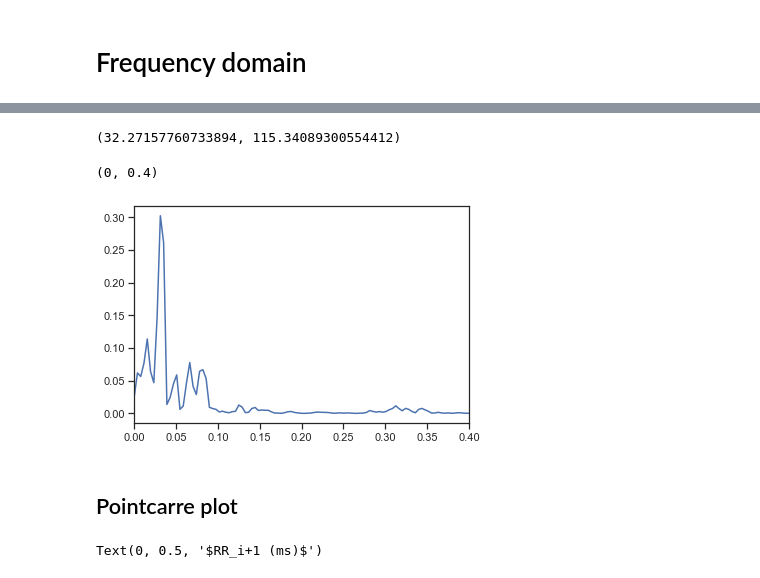
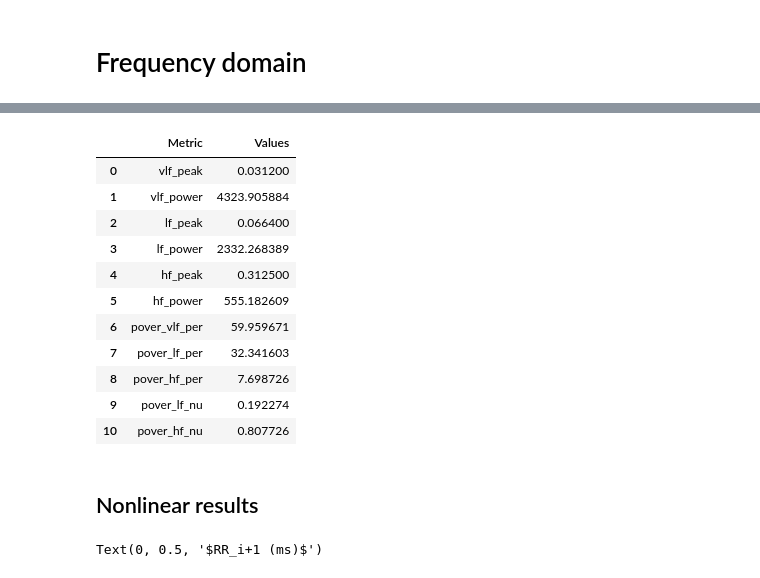
Before and after one commit to embodied-computation-group/systole, a Jupyter notebook: notebooks/HRV.ipynb, the cells around one changed output, grey strips where cells are left out. Saved outputs shown, nothing was run; the diff lists cells and outputs as text; code cells hidden in the pictures.

```diff
--- a/notebooks/HRV.ipynb
+++ b/notebooks/HRV.ipynb
@@ -78,20 +52,20 @@ plt.plot(x)
-# %%
-diff_rri = np.diff(df.rr.values)
-sd1 = np.sqrt(np.std(diff_rri, ddof=1) ** 2 * 0.5)
-sd2 = np.sqrt(2 * np.std(df.rr.values, ddof=1) ** 2 - 0.5 * np.std(diff_rri,
-                                                          ddof=1) ** 2)
-sd1, sd2
-# %% [output]
-(32.27157760733894, 115.34089300554412)
-# %%
-import matplotlib.pyplot as plt
-plt.plot(freq, psd)
-plt.xlim(0, 0.4)
-# %% [output]
-(0, 0.4)
-[figure, removed]
-# %% [markdown]
-## Pointcarre plot
+# %%
+frequency_domain(df.rr.values)
+# %% [output]
+|  | Metric | Values |
+| 0 | vlf_peak | 0.031200 |
+| 1 | vlf_power | 4323.905884 |
+| 2 | lf_peak | 0.066400 |
+| 3 | lf_power | 2332.268389 |
+| 4 | hf_peak | 0.312500 |
+| 5 | hf_power | 555.182609 |
+| 6 | pover_vlf_per | 59.959671 |
+| 7 | pover_lf_per | 32.341603 |
+| 8 | pover_hf_per | 7.698726 |
+| 9 | pover_lf_nu | 0.192274 |
+| 10 | pover_hf_nu | 0.807726 |
+# %% [markdown]
+## Nonlinear results
 # %%
 import matplotlib.pyplot as plt
 plt.plot(rr[:-1], rr[1:], 'ro')
```
Also changed, not shown: parts of 9 cells of this notebook, 6 other files.
